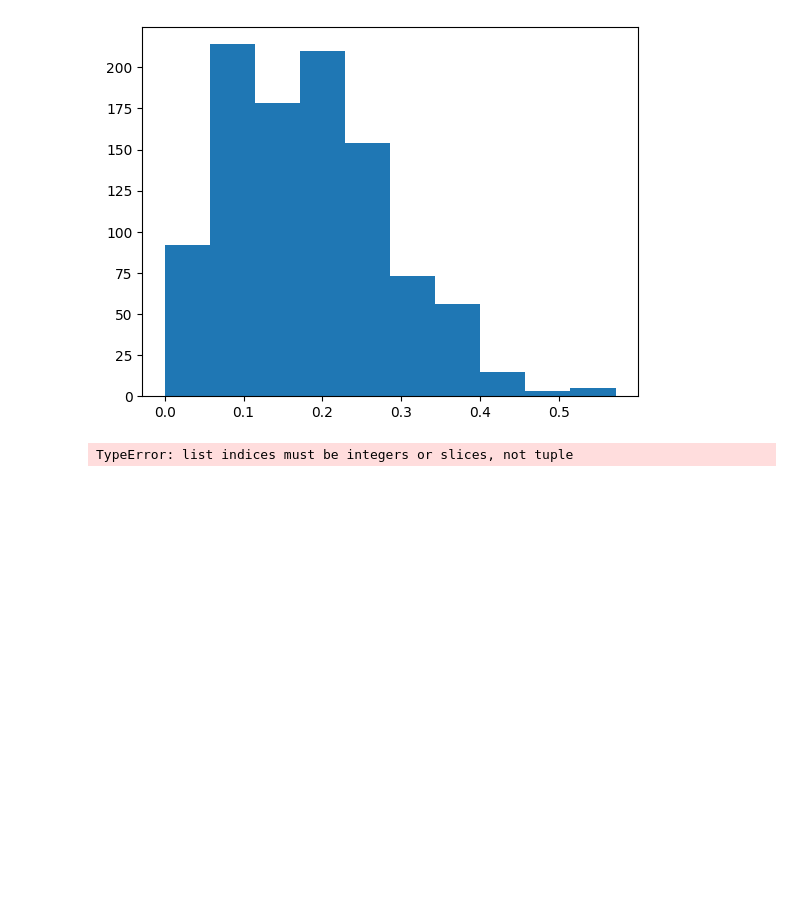
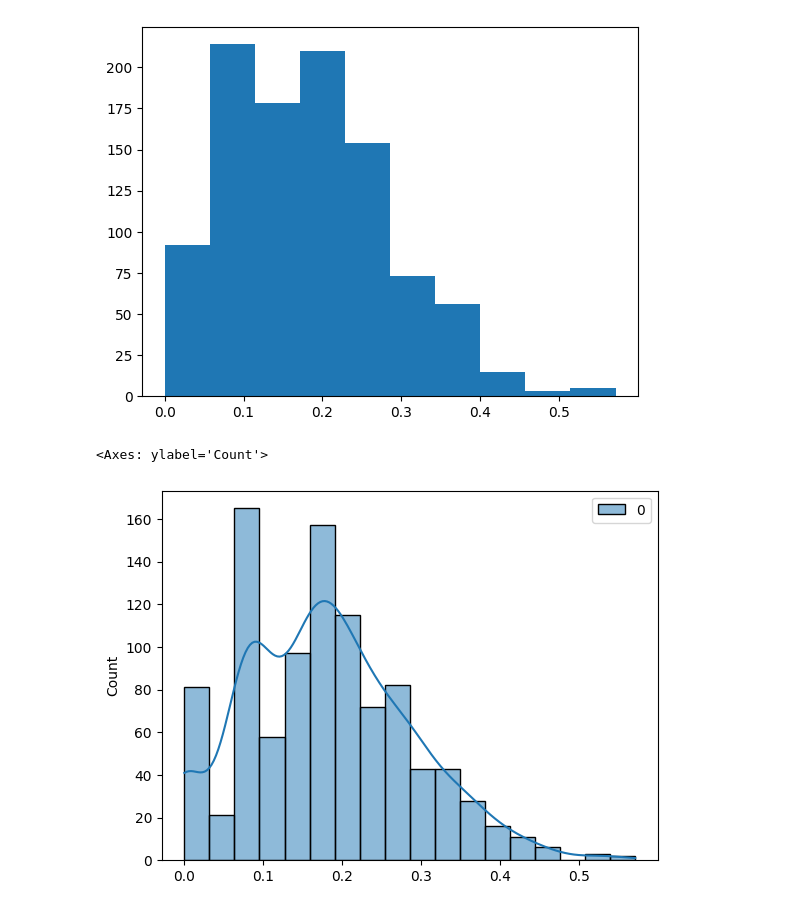
Before and after one commit to huan1372/CS410_TextInformationSystems, a Jupyter notebook: Dataset.ipynb, the cells around one changed output. Drawn from its saved outputs; the diff is of its cells as text; code cells hidden in the pictures; blank space fills up the shorter version.

```diff
--- a/Dataset.ipynb
+++ b/Dataset.ipynb
@@ -154,9 +154,8 @@ plt.show()
 # %%
 import seaborn as sns
 import pandas as pd
-new_score_list = pd.DataFrame(data=score_list,    # values
-             index=score_list,    # 1st column as index
-           columns=score_list[0,1:])  # 1st row as the column names
-sns.histplot(data=new_score_list, x="rouge score", kde=True)
+new_score_list =  pd.DataFrame(score_list)
+sns.histplot(data=new_score_list, kde=True)
 # %% [output]
-TypeError: list indices must be integers or slices, not tuple
+<Axes: ylabel='Count'>
+[figure, added]
```
Also changed, not shown: 1 other file.
